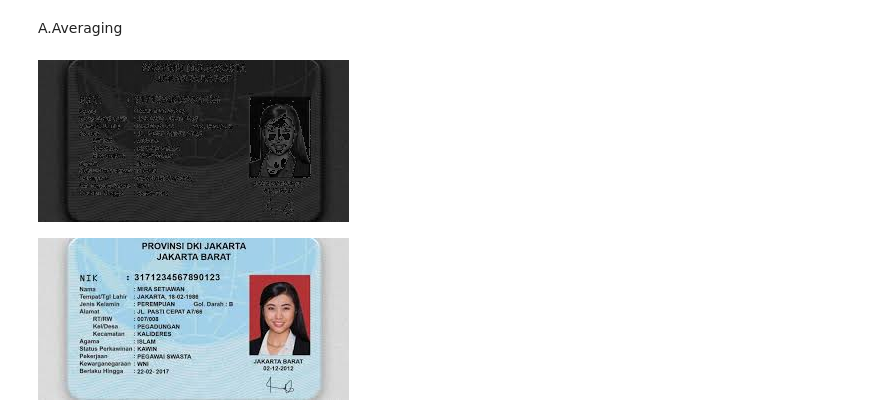
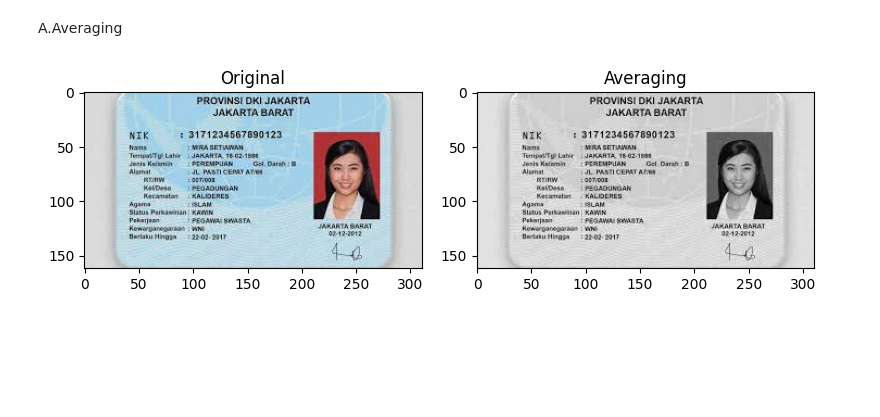
Before and after one commit to Majid5654/Erwan-Majid_PCVK_Ganjil_2025, a Jupyter notebook: Week3.ipynb, the cells around one changed output. Drawn from its saved outputs; the diff is of its cells as text; code cells hidden in the pictures; blank space fills up the shorter version.

```diff
--- a/Week3.ipynb
+++ b/Week3.ipynb
@@ -136,15 +136,27 @@ methods on Google Collaboratory using the formulas found in the Theory Review
 section, resulting in the following output:
 # %% [markdown]
 A.Averaging
-# %%
-imgktp1 = cv.imread('/content/drive/MyDrive/PCVK/KTP.jpg')
-R, G, B = cv.split(imgktp)
-
-
-gray_avg = ((R + G + B)/3).astype(np.uint8)
-gray3 = cv.cvtColor(gray_avg, cv.COLOR_GRAY2BGR)
-cv2_imshow(gray3)
-cv2_imshow(imgktp)
-# %% [output]
-[figure, removed]
-[figure, removed]
+# %%
+ktp = cv.imread('/content/drive/MyDrive/PCVK/KTP.jpg')
+ktp = cv.cvtColor(ktp, cv.COLOR_BGR2RGB)
+
+B, G, R = cv.split(ktp)
+
+gray_avg = ((R.astype(np.float32) + G.astype(np.float32) + B.astype(np.float32)) / 3).astype(np.uint8)
+
+plt.figure(figsize=(8, 6))
+
+plt.subplot(1, 2, 1)
+plt.imshow(ktp)
+plt.title("Original")
+plt.axis()
+
+plt.subplot(1, 2, 2)
+plt.imshow(gray_avg, cmap="gray")
+plt.title("Averaging")
+plt.axis()
+
+plt.tight_layout()
+plt.show()
+# %% [output]
+[figure, added]
```
Also changed, not shown: parts of 9 cells of this notebook.
